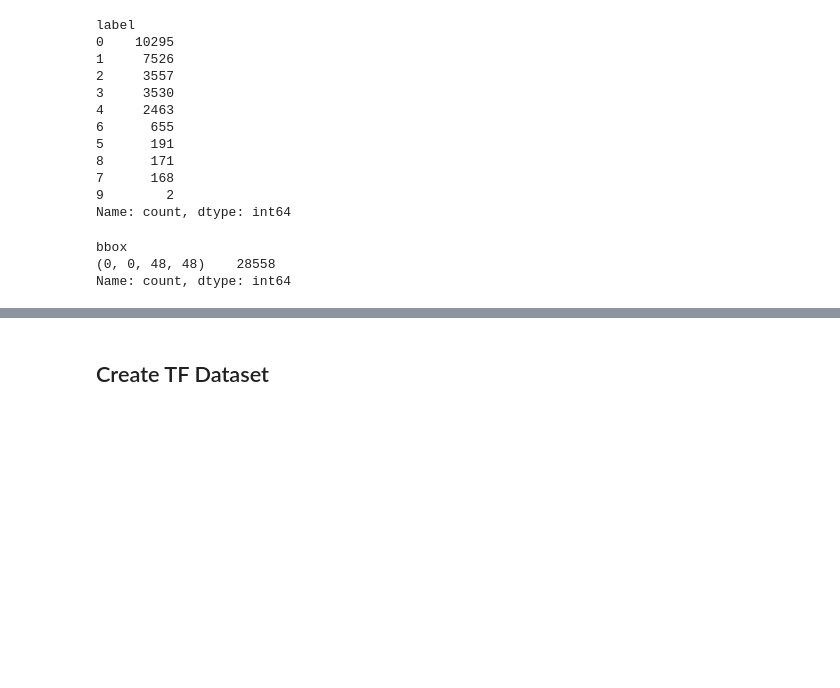
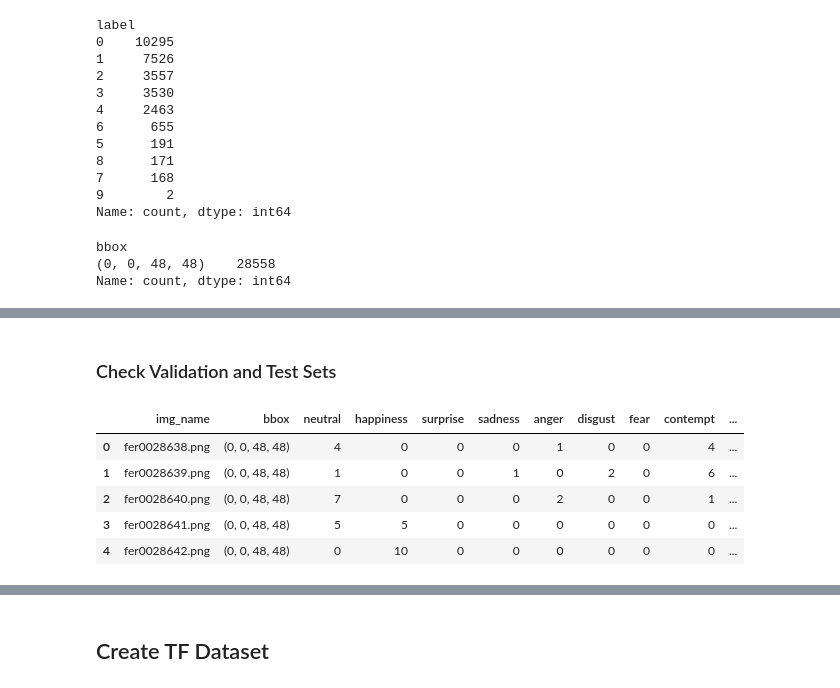
Before and after one commit to gustavozf/facial_emotion_detection, a Jupyter notebook: notebooks/data_analysis.ipynb, the cells around one changed output, grey strips where cells are left out. Saved outputs shown, nothing was run; the diff lists cells and outputs as text; code cells hidden in the pictures; blank space fills up the shorter version.

```diff
--- a/notebooks/data_analysis.ipynb
+++ b/notebooks/data_analysis.ipynb
@@ -85,0 +85,14 @@ df.head()
+# %% [markdown]
+### Check Validation and Test Sets
+# %%
+val_df = pd.read_csv(
+    os.path.join(VAL_PATH, LABELS_FNAME),
+    header=None, index_col=None, names=DF_COLUMNS)
+val_df.head()
+# %% [output]
+|  | img_name | bbox | neutral | happiness | surprise | sadness | anger | disgust | fear | contempt | ... |
+| 0 | fer0028638.png | (0, 0, 48, 48) | 4 | 0 | 0 | 0 | 1 | 0 | 0 | 4 | ... |
+| 1 | fer0028639.png | (0, 0, 48, 48) | 1 | 0 | 0 | 1 | 0 | 2 | 0 | 6 | ... |
+| 2 | fer0028640.png | (0, 0, 48, 48) | 7 | 0 | 0 | 0 | 2 | 0 | 0 | 1 | ... |
+| 3 | fer0028641.png | (0, 0, 48, 48) | 5 | 5 | 0 | 0 | 0 | 0 | 0 | 0 | ... |
+| 4 | fer0028642.png | (0, 0, 48, 48) | 0 | 10 | 0 | 0 | 0 | 0 | 0 | 0 | ... |
```
Also changed, not shown: parts of 14 cells of this notebook, 9 other files.
